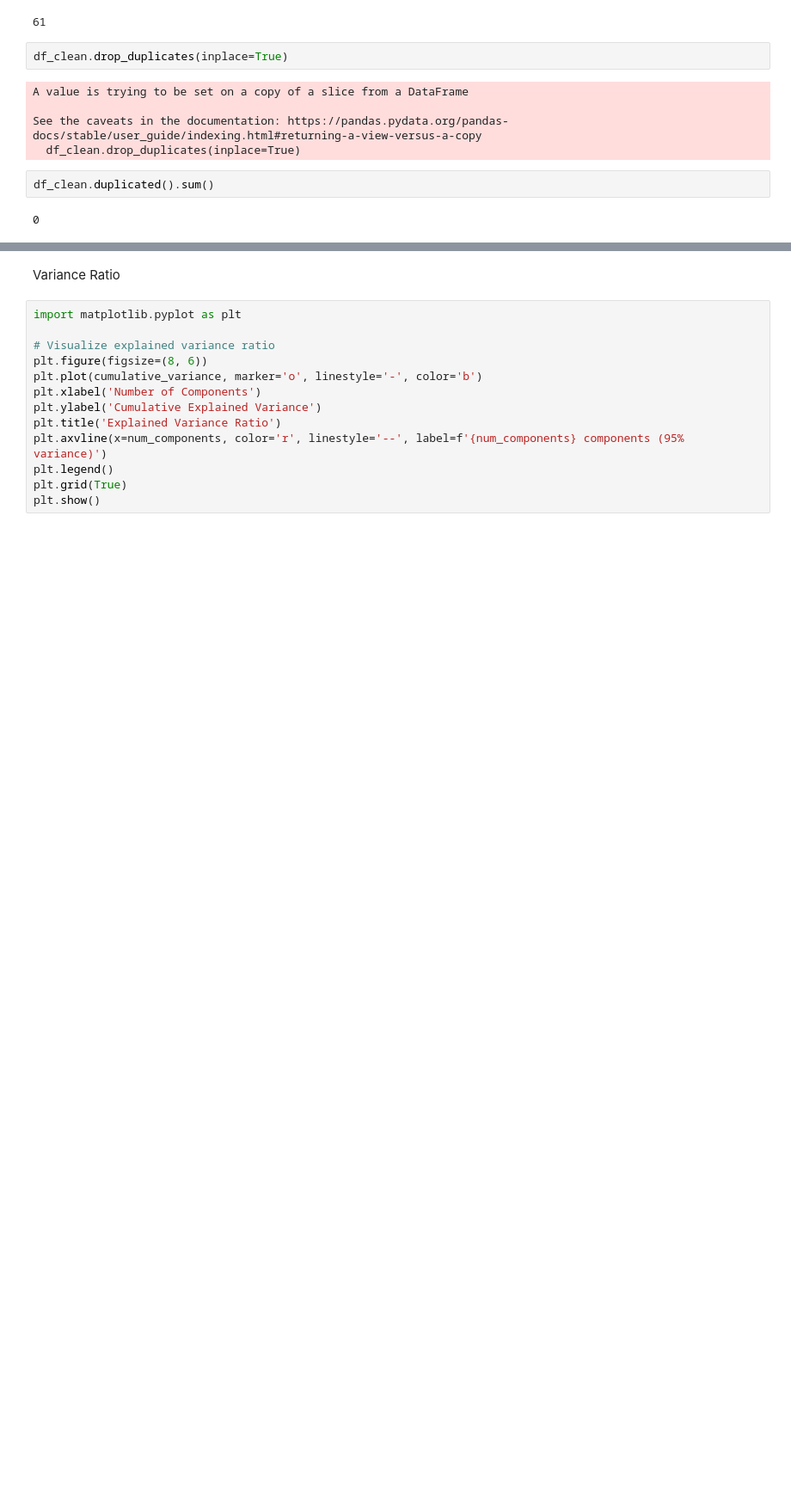
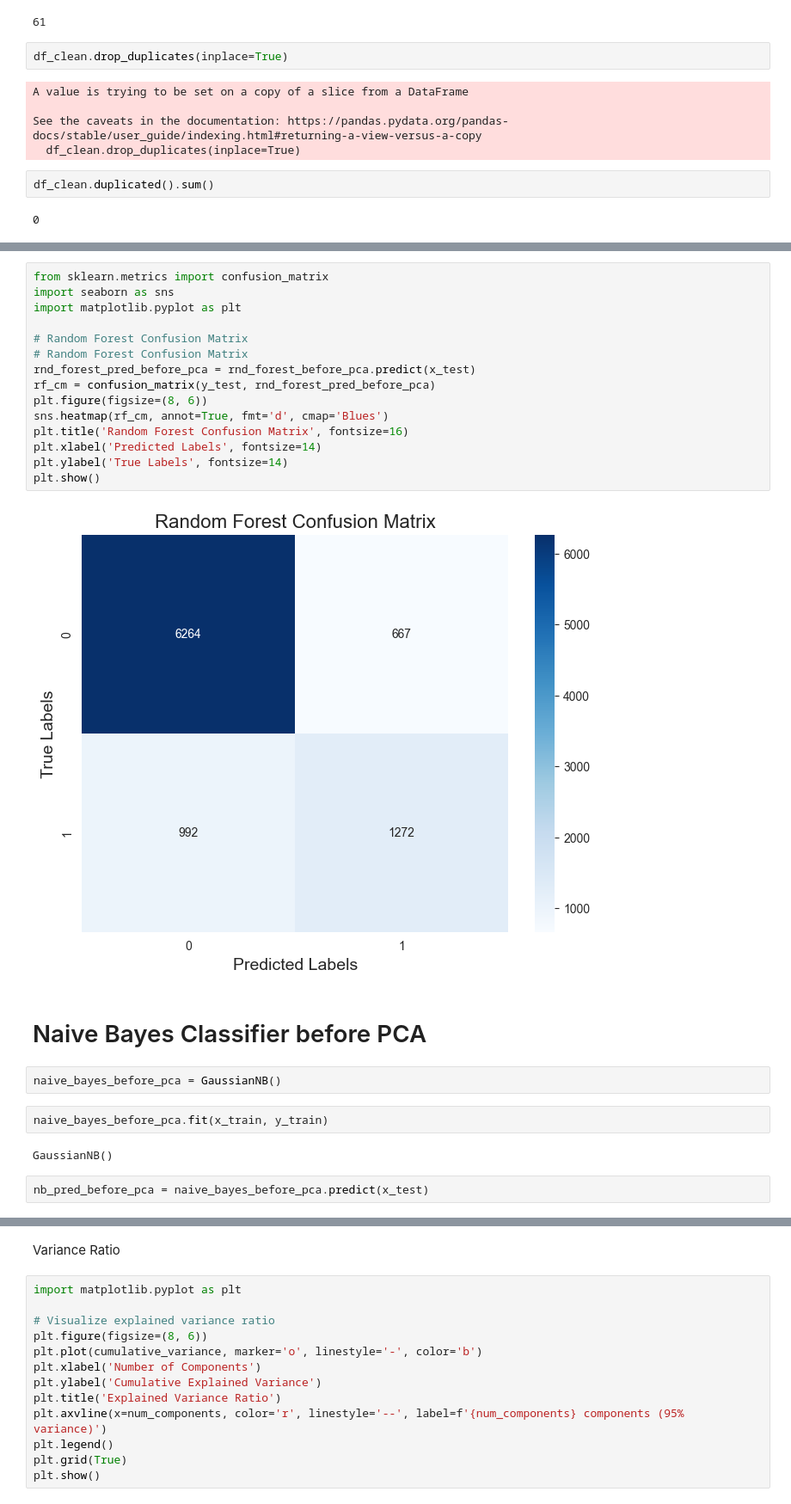
Before and after one commit to peirispraveen/Census_Income_NaiveBayes_RandomForest, a Jupyter notebook: census-income.ipynb, the cells around one changed output, grey strips where cells are left out. Shown at 86% size. Drawn from its saved outputs; the diff is of its cells as text; blank space fills up the shorter version.

Commit message:
Accuracy metrics, confusion matrix AOC-ROC

```diff
--- a/census-income.ipynb
+++ b/census-income.ipynb
@@ -623,0 +703,27 @@ Number of components to capture 95% of variance: 1
+# %%
+from sklearn.metrics import confusion_matrix
+import seaborn as sns
+import matplotlib.pyplot as plt
+
+# Random Forest Confusion Matrix
+# Random Forest Confusion Matrix
+rnd_forest_pred_before_pca = rnd_forest_before_pca.predict(x_test)
+rf_cm = confusion_matrix(y_test, rnd_forest_pred_before_pca)
+plt.figure(figsize=(8, 6))
+sns.heatmap(rf_cm, annot=True, fmt='d', cmap='Blues')
+plt.title('Random Forest Confusion Matrix', fontsize=16)
+plt.xlabel('Predicted Labels', fontsize=14)
+plt.ylabel('True Labels', fontsize=14)
+plt.show()
+# %% [output]
+[figure, added]
+# %% [markdown]
+# Naive Bayes Classifier before PCA
+# %%
+naive_bayes_before_pca = GaussianNB()
+# %%
+naive_bayes_before_pca.fit(x_train, y_train)
+# %% [output]
+GaussianNB()
+# %%
+nb_pred_before_pca = naive_bayes_before_pca.predict(x_test)
```
Also changed, not shown: parts of 84 cells of this notebook.
